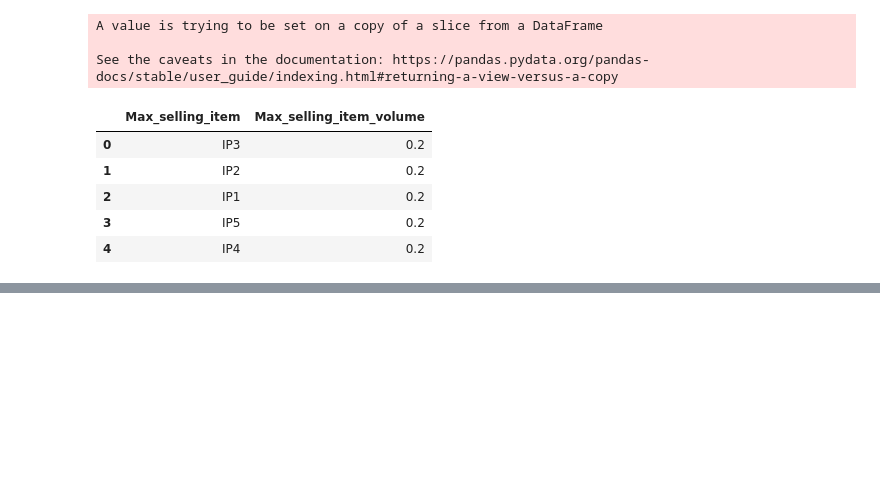
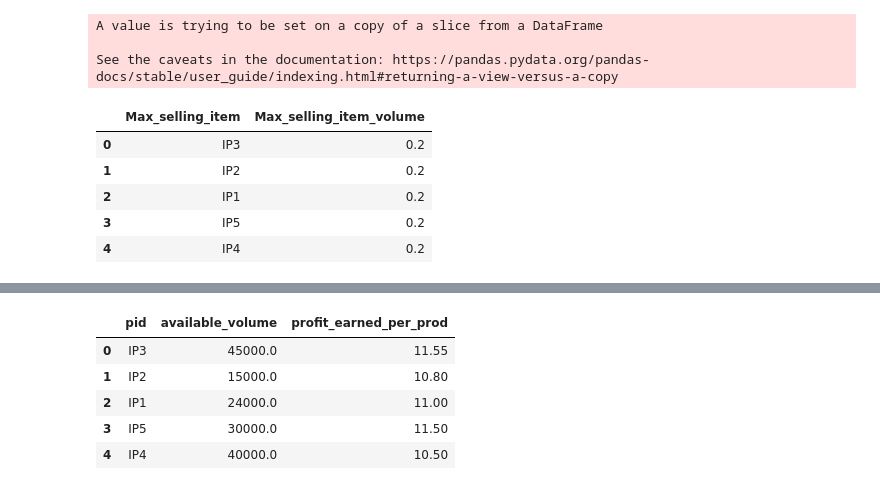
Before and after one commit to joelsathi/DataStorm-4.0-Finals, a Jupyter notebook: my_working.ipynb, the cells around one changed output, grey strips where cells are left out. Cells and saved outputs as stored; diff of their text form; code cells hidden in the pictures; blank space fills up the shorter version.

```diff
--- a/my_working.ipynb
+++ b/my_working.ipynb
@@ -720,0 +713,10 @@ final_cluster_df.head()
+# %%
+prod_av_vol = product_data[['pid', 'available_volume', 'profit_earned_per_prod']]
+prod_av_vol.head()
+# %% [output]
+|  | pid | available_volume | profit_earned_per_prod |
+| 0 | IP3 | 45000.0 | 11.55 |
+| 1 | IP2 | 15000.0 | 10.80 |
+| 2 | IP1 | 24000.0 | 11.00 |
+| 3 | IP5 | 30000.0 | 11.50 |
+| 4 | IP4 | 40000.0 | 10.50 |
```
Also changed, not shown: parts of 14 cells of this notebook.
